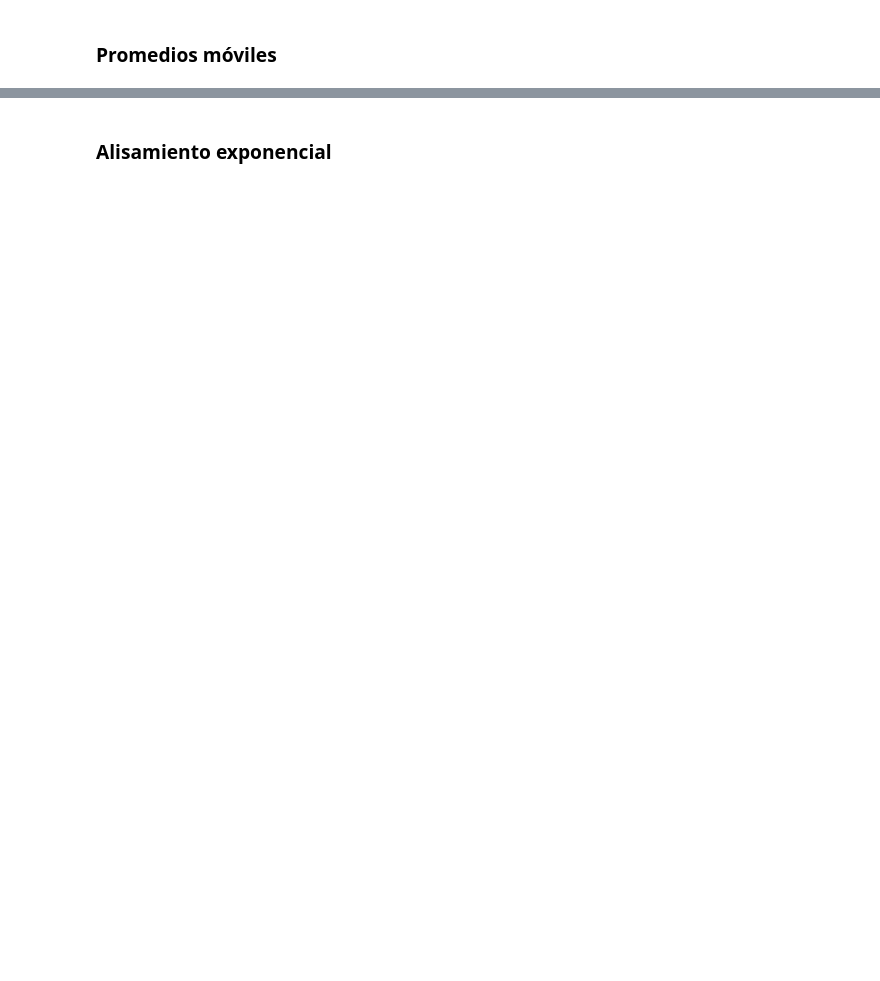
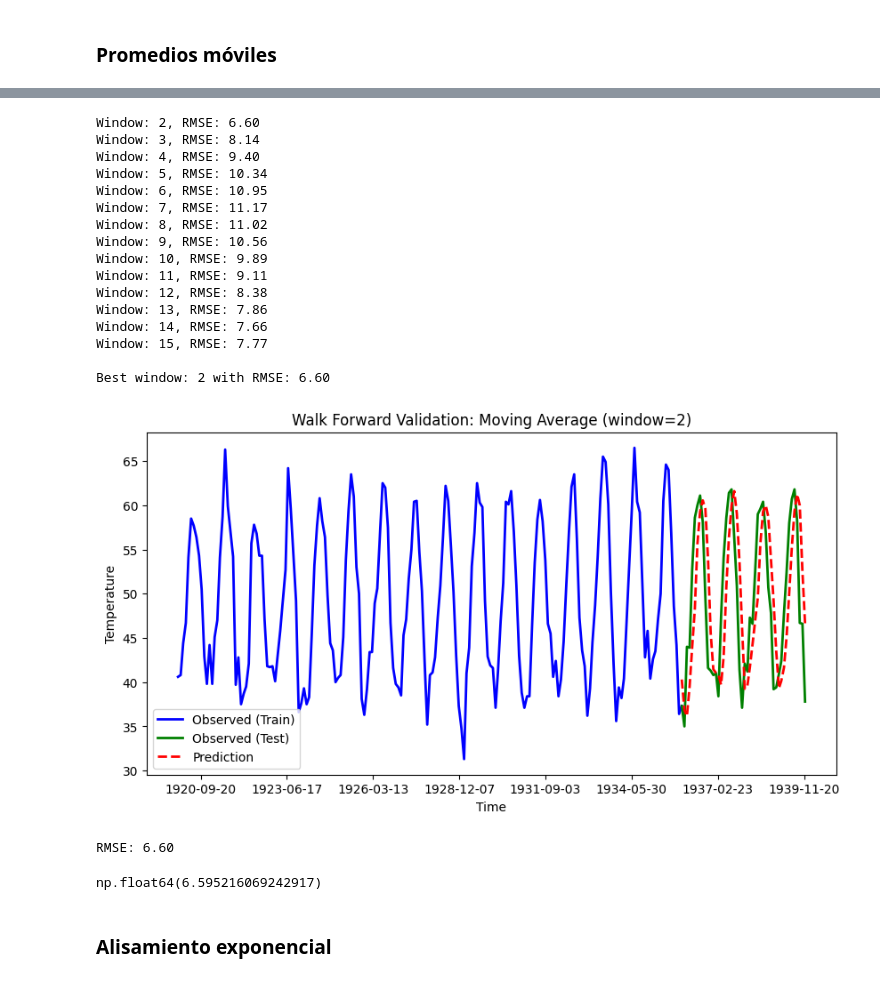
Before and after one commit to Its-Japo/DataScience, a Jupyter notebook: Lab1/main.ipynb, the cells around one changed output, grey strips where cells are left out. Cells and saved outputs as stored; diff of their text form; code cells hidden in the pictures; blank space fills up the shorter version.

```diff
--- a/Lab1/main.ipynb
+++ b/Lab1/main.ipynb
@@ -578,2 +589,54 @@ plt.show()
+# %%
+from sklearn.metrics import mean_squared_error
+import numpy as np
+
+best_rmse = float('inf')
+best_window = None
+best_preds = None
+
+for window in range(2, 16):  # Try window sizes from 2 to 12
+    history = list(train['Temperature'])
+    preds = []
+    for t in range(len(test)):
+        if len(history) >= window:
+            pred = np.mean(history[-window:])
+        else:
+            pred = np.mean(history)
+        preds.append(pred)
+        history.append(test['Temperature'].iloc[t])
+    rmse = np.sqrt(mean_squared_error(test['Temperature'], preds))
+    print(f"Window: {window}, RMSE: {rmse:.2f}")
+    if rmse < best_rmse:
+        best_rmse = rmse
+        best_window = window
+        best_preds = preds
+
+print(f"\nBest window: {best_window} with RMSE: {best_rmse:.2f}")
+
+plot_walk_forward(
+    train, test, best_preds, col='Temperature',
+    title=f"Walk Forward Validation: Moving Average (window={best_window})",
+    ylabel="Temperature"
+)
+# %% [output]
+Window: 2, RMSE: 6.60
+Window: 3, RMSE: 8.14
+Window: 4, RMSE: 9.40
+Window: 5, RMSE: 10.34
+Window: 6, RMSE: 10.95
+Window: 7, RMSE: 11.17
+Window: 8, RMSE: 11.02
+Window: 9, RMSE: 10.56
+Window: 10, RMSE: 9.89
+Window: 11, RMSE: 9.11
+Window: 12, RMSE: 8.38
+Window: 13, RMSE: 7.86
+Window: 14, RMSE: 7.66
+Window: 15, RMSE: 7.77
+
+Best window: 2 with RMSE: 6.60
+[figure, added]
+RMSE: 6.60
+np.float64(6.595216069242917)
 # %% [markdown]
 ### Alisamiento exponencial
```
Also changed, not shown: parts of 41 cells of this notebook.
